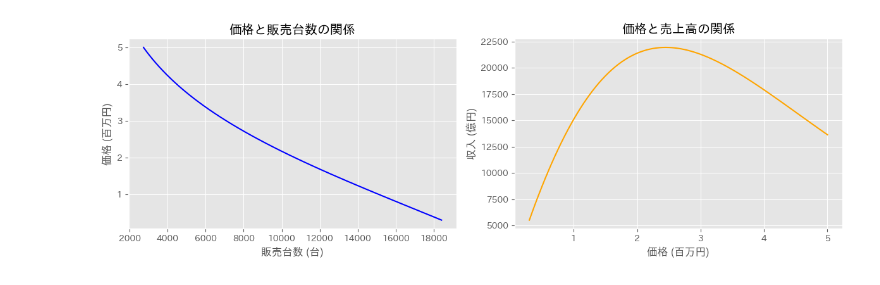
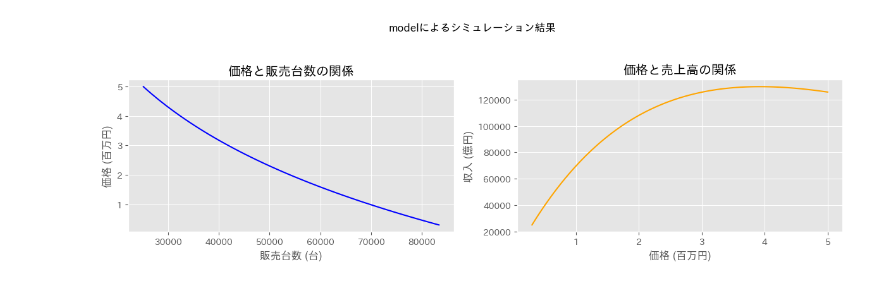
Before and after one commit to fesibisyatta/empirical_business_economics_for_python, a Jupyter notebook: section-3/自己価格弾力性.ipynb, the cells around one changed output. Drawn from its saved outputs; the diff is of its cells as text; code cells hidden in the pictures.

Commit message:
[fix] simulate demand curve by three type of models

```diff
--- a/section-3/自己価格弾力性.ipynb
+++ b/section-3/自己価格弾力性.ipynb
@@ -44,7 +46,11 @@ logit_share ~ 1 + hppw + FuelEfficiency + size
         + iv_GH_other_size]
 """
 
+# iv_GH = IV2SLS.from_formula(
+#     formula,
+#     data=data
+# ).fit(cov_type="heteroskedastic")
 iv_GH = IV2SLS.from_formula(
     formula,
     data=data
-).fit(cov_type="heteroskedastic")
+).fit()
@@ -88,50 +172,72 @@ df_elas.describe().T[["mean", "std", "min", "25%", "50%", "75%","max"]].round(2)
 # %%
-pricevec = np.arange(0.3, 5.0 + 0.05, 0.05)
-salecvec = []
-revenuevec = []
+# 特定の年の製品に限定
+d = data[(data["year"]==2016) & (data["NameID"]==87)].copy()
 
-# model_obj = model
-model_obj = iv_GH
+dict_model = {
+    "model":model,
+    "iv_BLP":iv_BLP,
+    "iv_GH":iv_GH
+}
 
-for price in pricevec:
-
+def calculate_revenue(price, model_obj, d, xi_fit, target_id=87):
 
     # 平均効用
     delta = (
-        model_obj.params["hppw"] * data["hppw"] + model_obj.params["FuelEfficiency"] * data["FuelEfficiency"]
-        + model_obj.params["size"] * data["size"] + model_obj.params["price"] * price
-        )
+        model_obj.params["hppw"] * d["hppw"]
+        + model_obj.params["FuelEfficiency"] * d["FuelEfficiency"]
+        + model_obj.params["size"] * d["size"]
+        + model_obj.params["price"] * price
+        + xi_fit
+    )
 
     if "const" in model_obj.params.index:
         delta += model_obj.params["const"]
     elif "Intercept" in model_obj.params.index:
         delta += model_obj.params["Intercept"]
-    else:
-        pass
 
     denom = 1 + sum(np.exp(delta))
-    pred_sales = (np.exp(delta) / denom) * data["HH"]
-    data["pred_sales"] = pred_sales
+    pred_sales = (np.exp(delta) / denom) * d["HH"]
 
-    pred_sale_for_ID = data[data["NameID"] == 87]["pred_sales"].values[0]
+    pred_sale_for_ID = pred_sales[d["NameID"] == target_id].values[0]
 
-    salecvec.append(pred_sale_for_ID)
-    revenuevec.append(price * pred_sale_for_ID)
+    revenue = price * pred_sale_for_ID
 
-plt.figure(figsize=(12, 4))
-plt.subplot(1, 2, 1)
-plt.plot(salecvec, pricevec, color="blue", label="販売台数")
-plt.xlabel("販売台数 (台)")
-plt.ylabel("価格 (百万円)")
-plt.title("価格と販売台数の関係")
+    return pred_sale_for_ID, revenue
 
-plt.subplot(1, 2, 2)
-plt.plot(pricevec, revenuevec, color="orange", label="売上高")
-plt.xlabel("価格 (百万円)")
-plt.ylabel("収入 (億円)")
-plt.title("価格と売上高の関係")
 
-plt.tight_layout()
-plt.show()
+for modelname, model_obj in dict_model.items():
+
+    pricevec = np.arange(0.3, 5.0 + 0.05, 0.05)
+    salesvec = []
+    revenuevec = []
+
+    # 残差を計算
+    # sm.OLSのみ残差を出力するattributeがresidであるので場合分け
+    d[f"{modelname}_resids"] = model_obj.resid if modelname == "model" else model_obj.resids
+    xi_fit = d[f"{modelname}_resids"].values[0]
+
+    for price in pricevec:
+
+        pred_sale_for_ID, revenue = calculate_revenue(price, model_obj, d, xi_fit, target_id=87)
+        salesvec.append(pred_sale_for_ID)
+        revenuevec.append(revenue)
+
+    plt.figure(figsize=(12, 4))
+    plt.subplot(1, 2, 1)
+    plt.plot(salesvec, pricevec, color="blue", label="販売台数")
+    plt.xlabel("販売台数 (台)")
+    plt.ylabel("価格 (百万円)")
+    plt.title("価格と販売台数の関係")
+
+    plt.subplot(1, 2, 2)
+    plt.plot(pricevec, revenuevec, color="orange", label="売上高")
+    plt.xlabel("価格 (百万円)")
+    plt.ylabel("収入 (億円)")
+    plt.title("価格と売上高の関係")
+    plt.suptitle(f"{modelname}によるシミュレーション結果")
+    # plt.tight_layout()
+    plt.tight_layout(rect=[0, 0, 1, 0.93])
+
+    plt.show()
 # %% [output]
-[figure, old version]
+[figure, new version]
```
Also changed, not shown: parts of 16 cells of this notebook.
